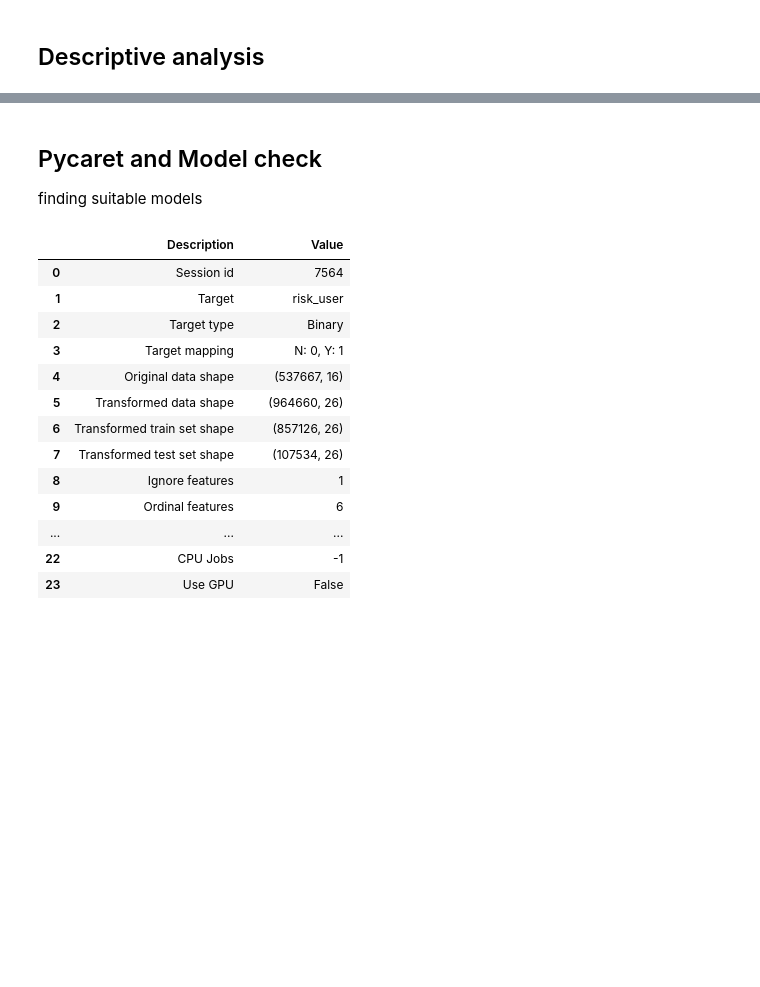
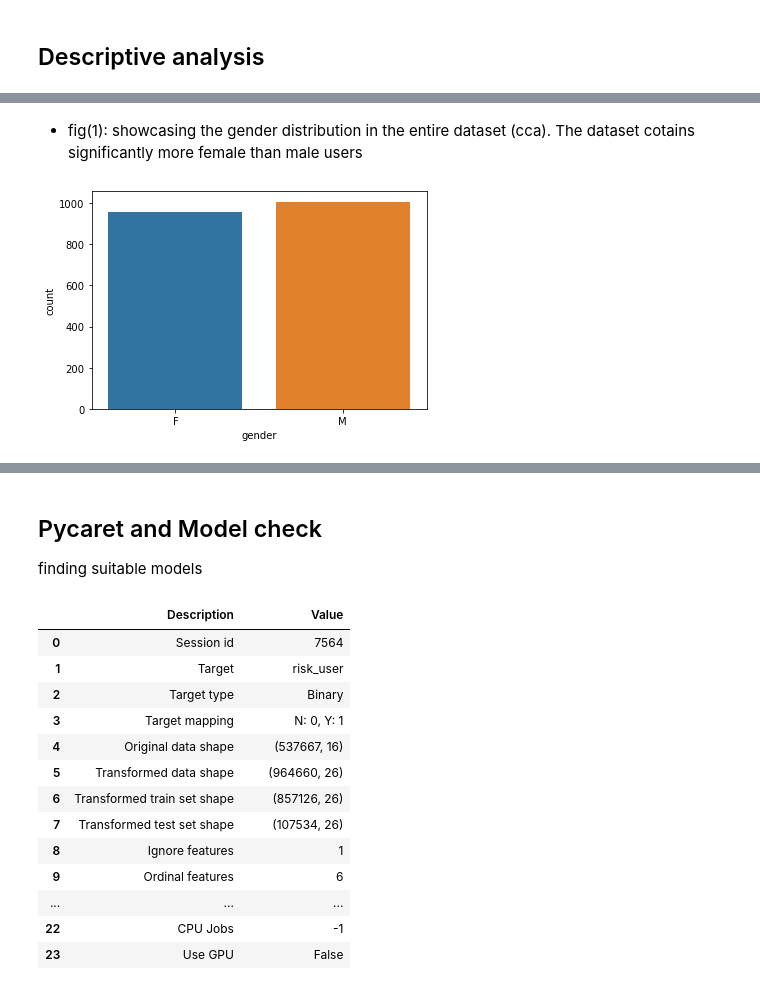
Before and after one commit to yassdenn/cca, a Jupyter notebook: MAIN.ipynb, the cells around one changed output, grey strips where cells are left out. Cells and saved outputs as stored; diff of their text form; code cells hidden in the pictures; blank space fills up the shorter version.

```diff
--- a/MAIN.ipynb
+++ b/MAIN.ipynb
@@ -132,0 +133,6 @@ gender_plot = sns.countplot(x='gender',data=cca)
+# %% [markdown]
+- fig(1): showcasing the gender distribution in the entire dataset (cca). The dataset cotains significantly more female than male users
+# %%
+gender_plot_risk = sns.countplot(x='gender',data=risk)
+# %% [output]
+[figure, added]
```
Also changed, not shown: parts of 6 cells of this notebook.
